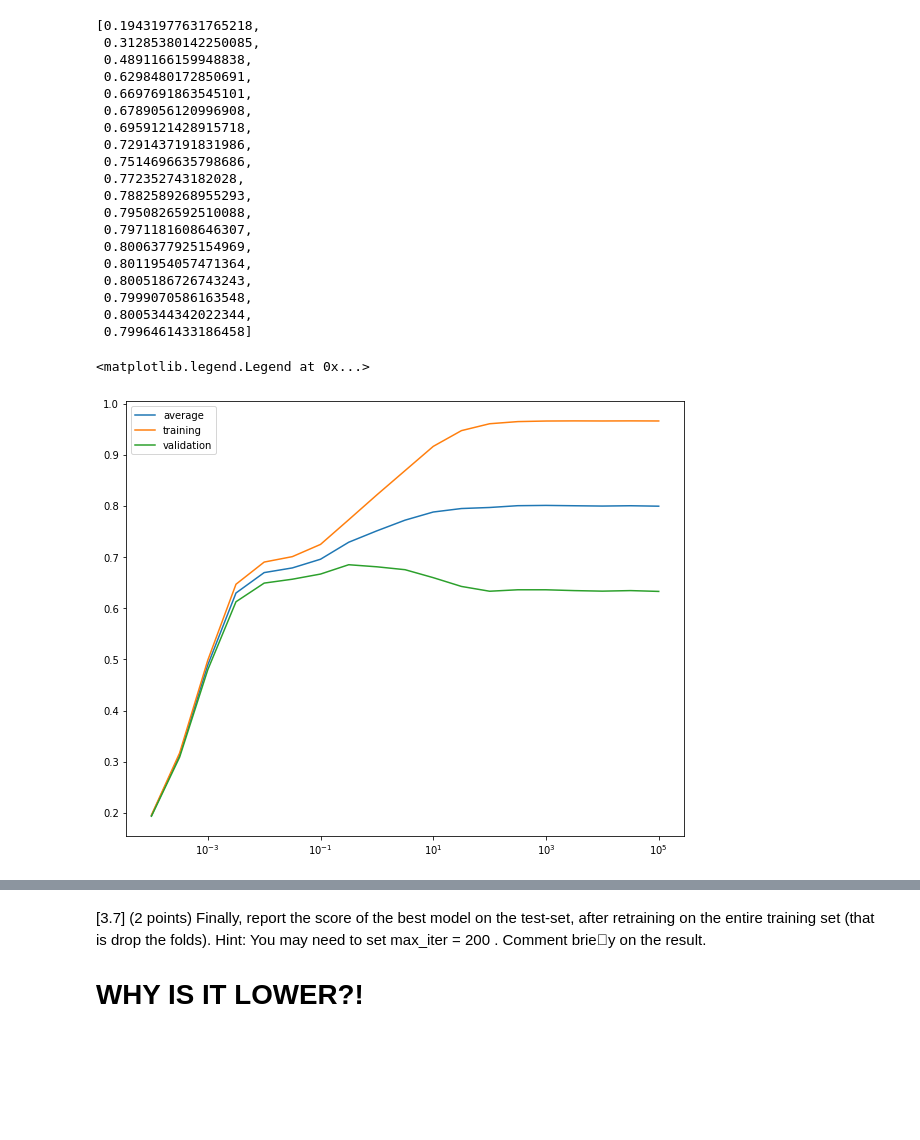
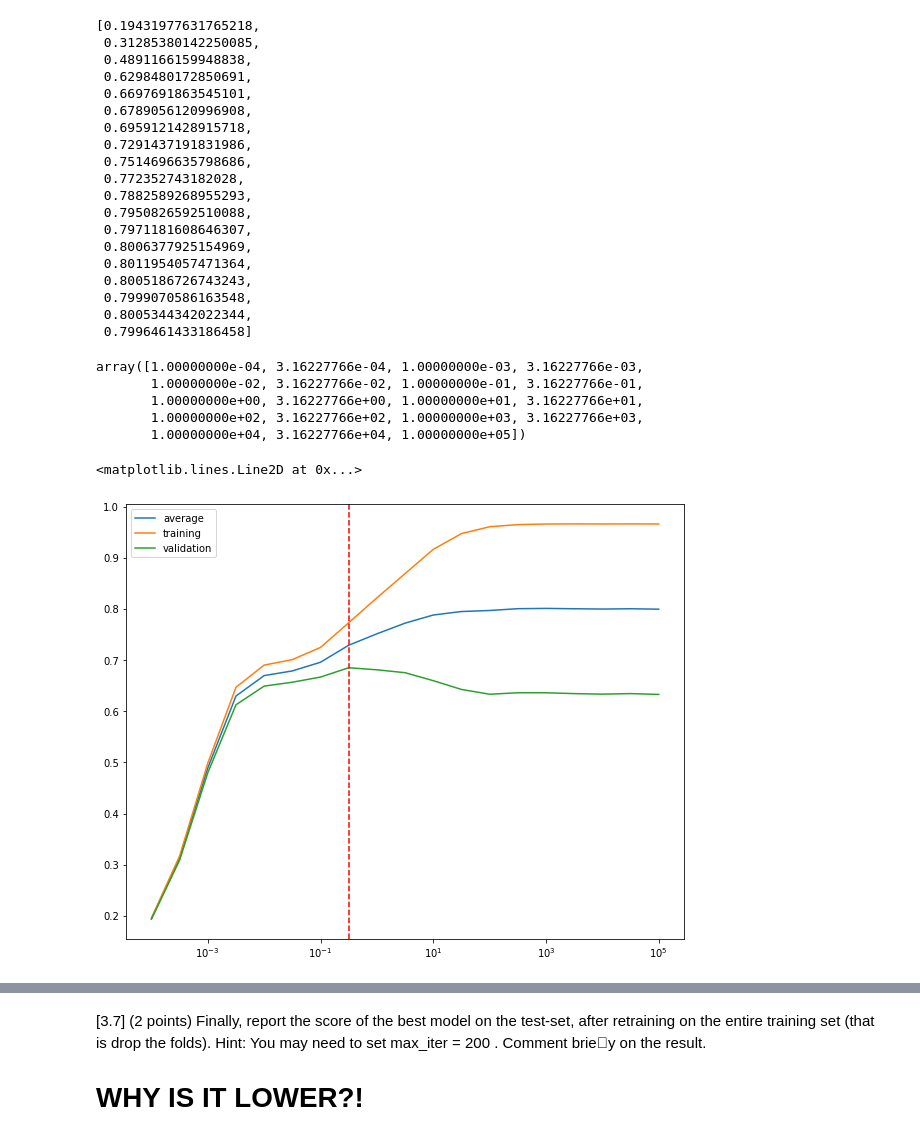
Before and after one commit to athiyadeviyani/Introductory-Applied-Machine-Learning, a Jupyter notebook: IAML_CW2.ipynb, the cells around one changed output, grey strips where cells are left out. Cells and saved outputs as stored; diff of their text form; code cells hidden in the pictures; blank space fills up the shorter version.

```diff
--- a/IAML_CW2.ipynb
+++ b/IAML_CW2.ipynb
@@ -687,16 +721,33 @@ average
  0.7999070586163548,
  0.8005344342022344,
  0.7996461433186458]
-# %%
-plt.figure(figsize=(10,8))
-plt.plot(logs, average, label='average')
-plt.plot(logs, f1_avg_trn, label='training')
-plt.plot(logs, f1_avg_val, label='validation')
-plt.xscale('log')
-plt.legend()
-#plt.axvline(0.31622776601683794, color='r')
-# %% [output]
-<matplotlib.legend.Legend at 0x...>
-[figure, removed]
+# %%
+mylogsarray
+# %% [output]
+array([1.00000000e-04, 3.16227766e-04, 1.00000000e-03, 3.16227766e-03,
+       1.00000000e-02, 3.16227766e-02, 1.00000000e-01, 3.16227766e-01,
+       1.00000000e+00, 3.16227766e+00, 1.00000000e+01, 3.16227766e+01,
+       1.00000000e+02, 3.16227766e+02, 1.00000000e+03, 3.16227766e+03,
+       1.00000000e+04, 3.16227766e+04, 1.00000000e+05])
+# %%
+plt.figure(figsize=(10,8))
+plt.plot(logs, average, label='average')
+plt.plot(logs, f1_avg_trn, label='training')
+plt.plot(logs, f1_avg_val, label='validation')
+plt.xticks([1.00000000e-04, 3.16227766e-04, 1.00000000e-03, 3.16227766e-03,
+       1.00000000e-02, 3.16227766e-02, 1.00000000e-01, 3.16227766e-01,
+       1.00000000e+00, 3.16227766e+00, 1.00000000e+01, 3.16227766e+01,
+       1.00000000e+02, 3.16227766e+02, 1.00000000e+03, 3.16227766e+03,
+       1.00000000e+04, 3.16227766e+04, 1.00000000e+05], [1.00000000e-04, 3.16227766e-04, 1.00000000e-03, 3.16227766e-03,
+       1.00000000e-02, 3.16227766e-02, 1.00000000e-01, 3.16227766e-01,
+       1.00000000e+00, 3.16227766e+00, 1.00000000e+01, 3.16227766e+01,
+       1.00000000e+02, 3.16227766e+02, 1.00000000e+03, 3.16227766e+03,
+       1.00000000e+04, 3.16227766e+04, 1.00000000e+05])
+plt.xscale('log')
+plt.legend()
+plt.axvline(0.31622776601683794, color='r', linestyle='--')
+# %% [output]
+<matplotlib.lines.Line2D at 0x...>
+[figure, added]
 # %% [markdown]
 [3.6] (7 points) What is the optimal value of C (and the corresponding score)? How did
```
Also changed, not shown: parts of 25 cells of this notebook.
